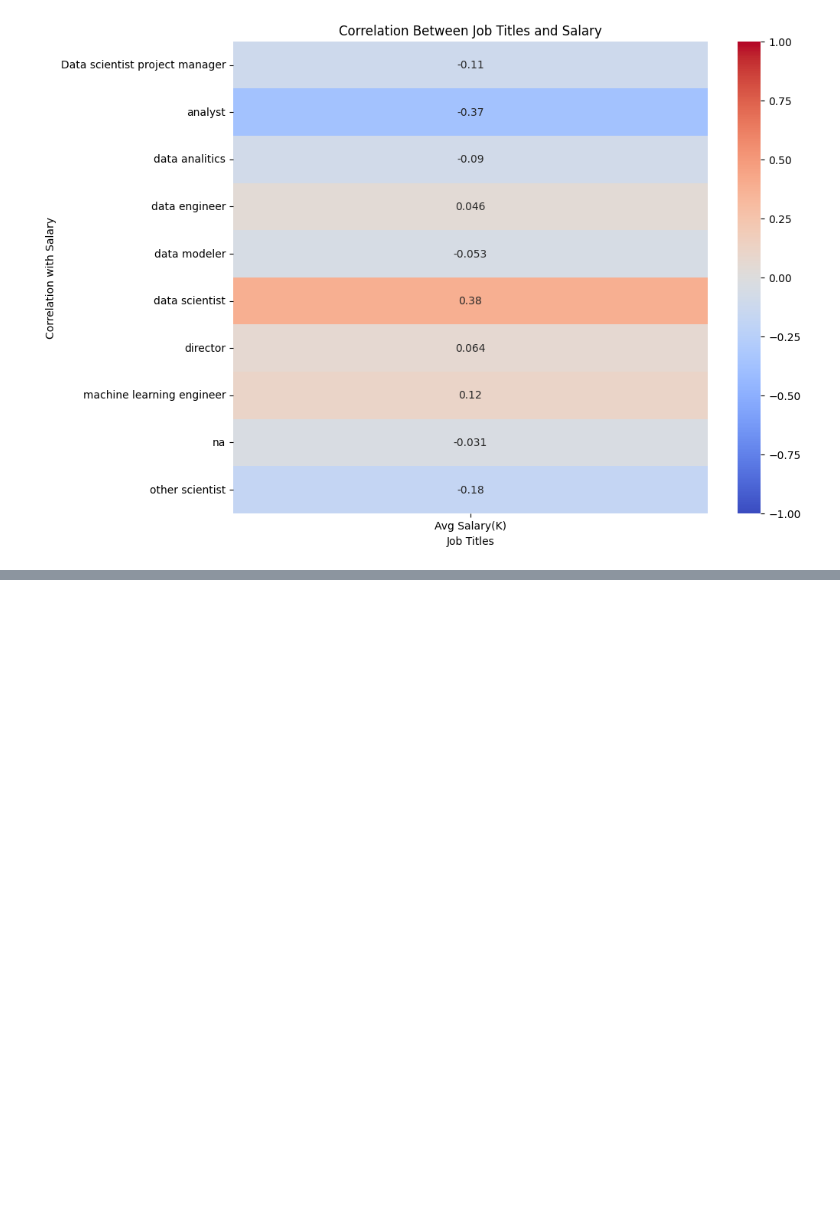
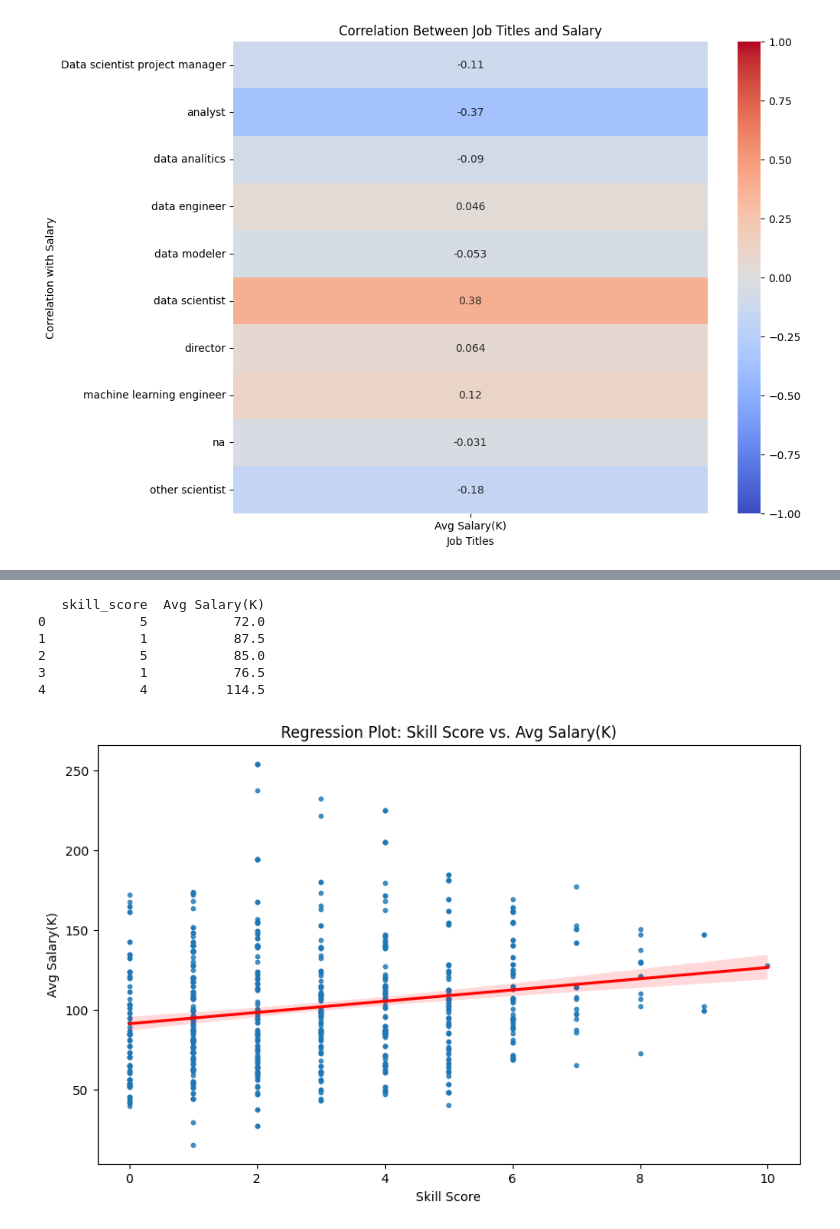
Before and after one commit to datschman/DataScientist, a Jupyter notebook: notebooks/RR explo.ipynb, the cells around one changed output, grey strips where cells are left out. Cells and saved outputs as stored; diff of their text form; code cells hidden in the pictures; blank space fills up the shorter version.

Commit message:
Added graphs

```diff
--- a/notebooks/RR explo.ipynb
+++ b/notebooks/RR explo.ipynb
@@ -853,0 +896,5 @@ job offers per company name, per company size, per industry
+# %%
+# Load the data again from the specified path
+data_path = "/home/raphaelrousseau/code/datschman/DataScientist/raw_data/data_cleaned_2021.csv"
+data3 = pd.read_csv(data_path)
+data3
@@ -853,0 +915,27 @@ job offers per company name, per company size, per industry
+# %%
+
+
+# Create the skill_score column by summing the specified skill columns
+skills_columns = ['Python', 'spark', 'aws', 'excel', 'sql', 'sas', 'keras', 'pytorch', 'scikit',
+                  'tensor', 'hadoop', 'tableau', 'bi', 'flink', 'mongo', 'google_an']
+data3['skill_score'] = data3[skills_columns].sum(axis=1)
+
+# Display the first few rows to ensure the skill_score column is created correctly
+print(data3[['skill_score', 'Avg Salary(K)']].head())
+# %% [output]
+   skill_score  Avg Salary(K)
+0            5           72.0
+1            1           87.5
+2            5           85.0
+3            1           76.5
+4            4          114.5
+# %%
+# Plot the regression line
+plt.figure(figsize=(10, 6))
+sns.regplot(x='skill_score', y='Avg Salary(K)', data=data3, scatter_kws={'s':10}, line_kws={'color':'red'})
+plt.title('Regression Plot: Skill Score vs. Avg Salary(K)')
+plt.xlabel('Skill Score')
+plt.ylabel('Avg Salary(K)')
+plt.show()
+# %% [output]
+[figure, added]
```
Also changed, not shown: parts of 12 cells of this notebook.
